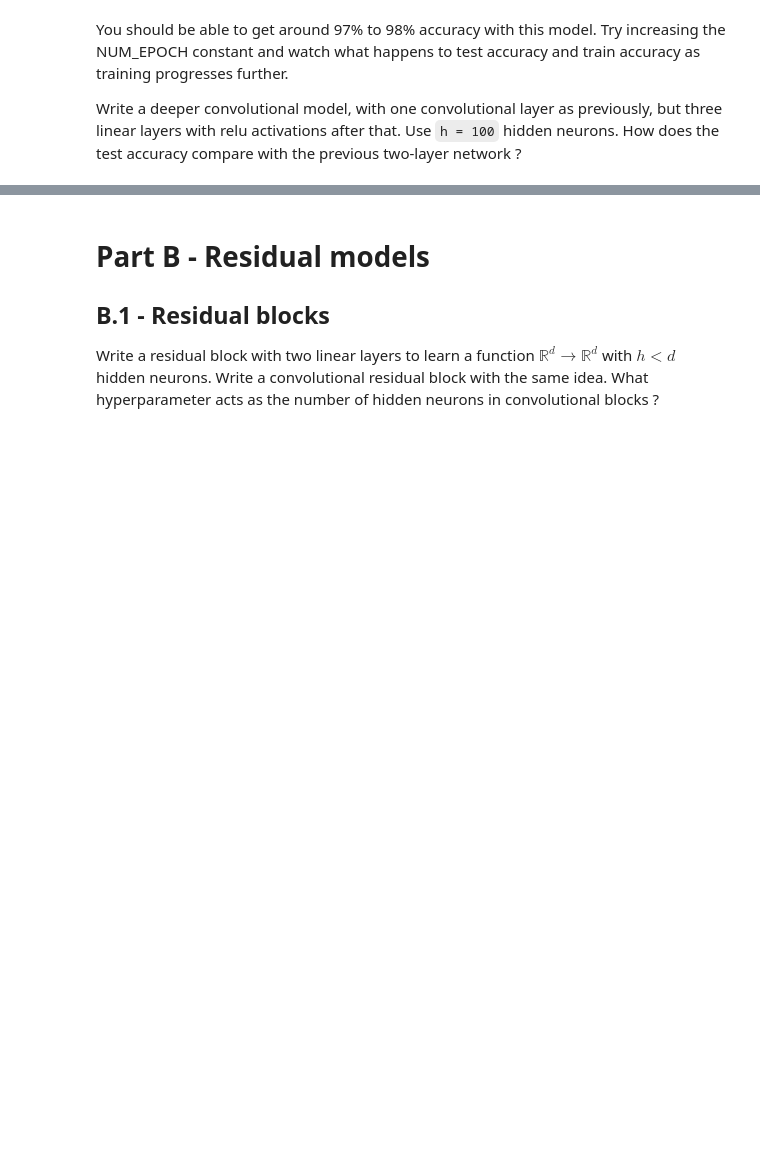
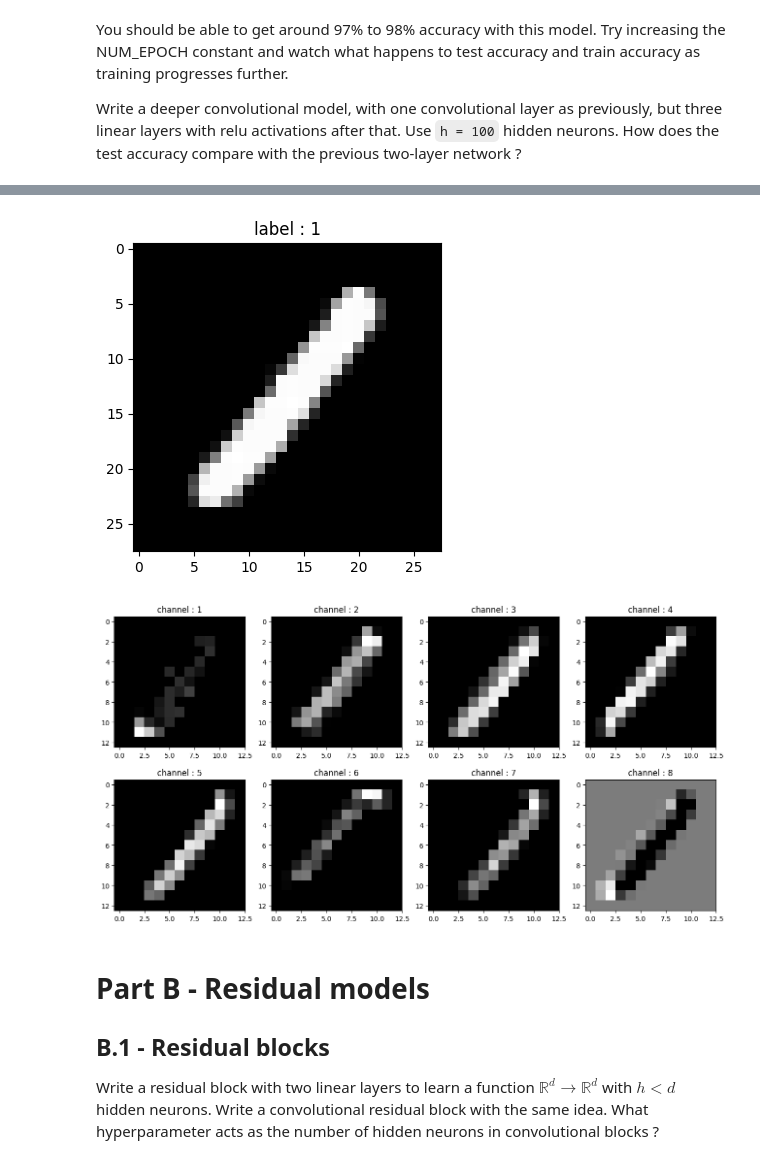
Before and after one commit to PaulToudret/ensae_dl_pw1, a Jupyter notebook: notebook.ipynb, the cells around one changed output, grey strips where cells are left out. Cells and saved outputs as stored; diff of their text form; code cells hidden in the pictures; blank space fills up the shorter version.

```diff
--- a/notebook.ipynb
+++ b/notebook.ipynb
@@ -579,3 +624,27 @@ optimizer = torch.optim.SGD(conv.parameters(), lr=0.01, momentum=0.9)
+# %%
+n = np.random.randint(low=0, high=len(conv_test) -1)
+
+img, label = conv_test[n]
+channels = deep_conv.conv(img).detach().numpy()
+
+
+img_plot = img.view(28,-1)
+
+plt.figure(figsize=(4,4))
+plt.imshow(img_plot, cmap='gray')
+plt.title(f'label : {label}')
+
+figure = plt.figure(figsize=(16, 8))
+cols, rows = 4, 2
+for i in range(0, cols * rows):
+    img = channels[i]
+    figure.add_subplot(rows, cols, i + 1)
+    plt.title(f"channel : {i + 1}")
+    plt.imshow(img.squeeze(), cmap="gray")
+plt.show()
+# %% [output]
+[figure, added]
+[figure, added]
 # %% [markdown]
 # Part B - Residual models
 
```
Also changed, not shown: parts of 20 cells of this notebook.
